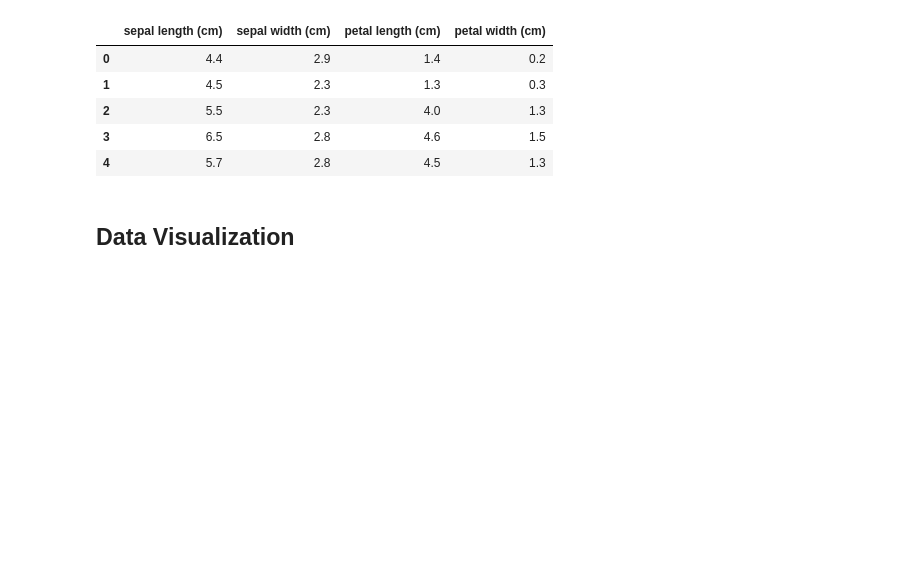
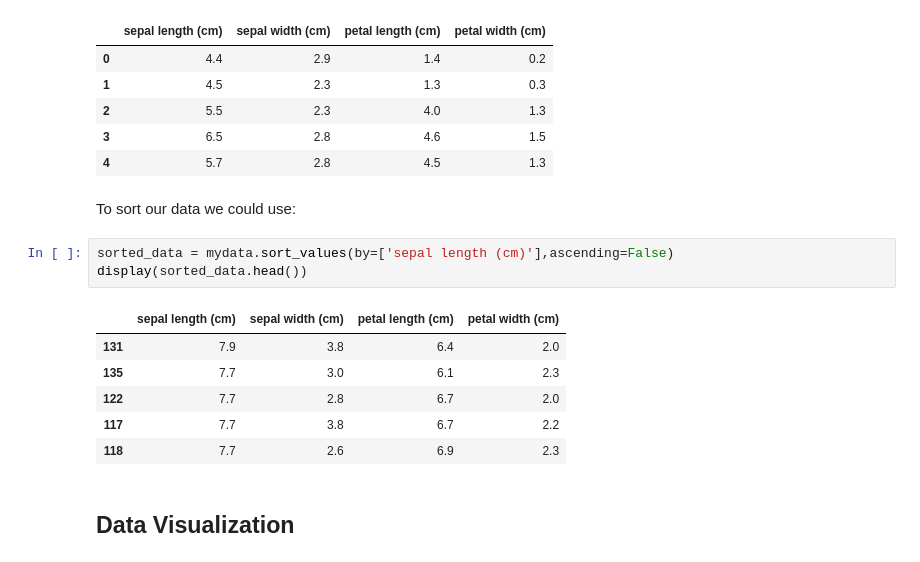
Before and after one commit to yosrinegm/Starter-Framework-for-Machine-Learning-Projects, a Jupyter notebook: Article1.ipynb, the cells around one changed output. Cells and saved outputs as stored; diff of their text form; blank space fills up the shorter version.

```diff
--- a/Article1.ipynb
+++ b/Article1.ipynb
@@ -242,6 +242,18 @@ display(filtered_data.head())
 | 2 | 5.5 | 2.3 | 4.0 | 1.3 |
 | 3 | 6.5 | 2.8 | 4.6 | 1.5 |
 | 4 | 5.7 | 2.8 | 4.5 | 1.3 |
+# %% [markdown]
+To sort our data we could use:
+# %%
+sorted_data = mydata.sort_values(by=['sepal length (cm)'],ascending=False)
+display(sorted_data.head())
+# %% [output]
+|  | sepal length (cm) | sepal width (cm) | petal length (cm) | petal width (cm) |
+| 131 | 7.9 | 3.8 | 6.4 | 2.0 |
+| 135 | 7.7 | 3.0 | 6.1 | 2.3 |
+| 122 | 7.7 | 2.8 | 6.7 | 2.0 |
+| 117 | 7.7 | 3.8 | 6.7 | 2.2 |
+| 118 | 7.7 | 2.6 | 6.9 | 2.3 |
 # %% [markdown]
 ## Data Visualization
 # %% [markdown]
```
Also changed, not shown: parts of 4 cells of this notebook.
